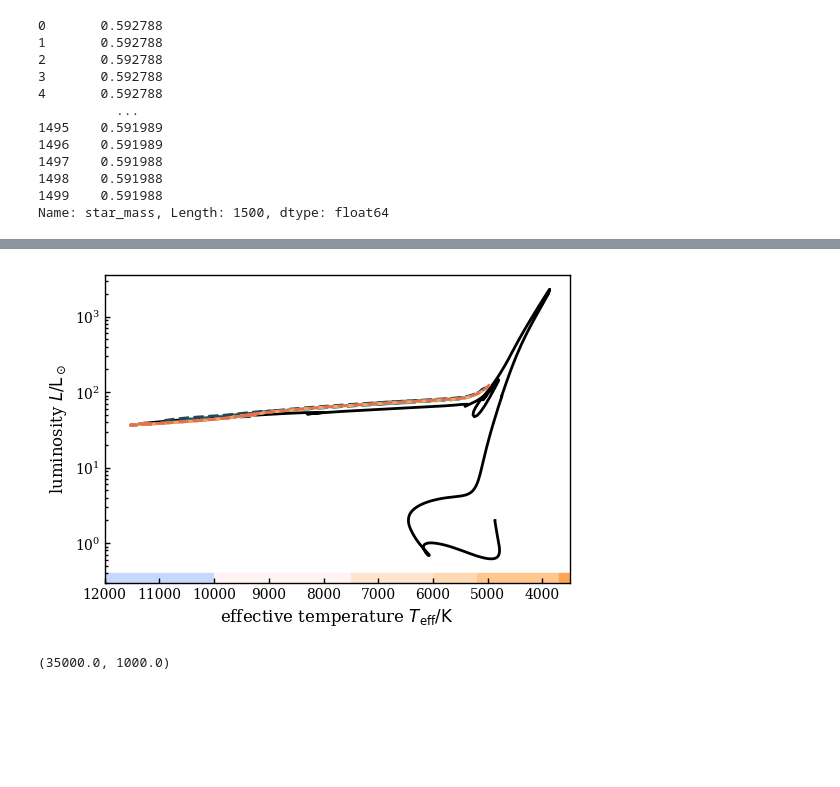
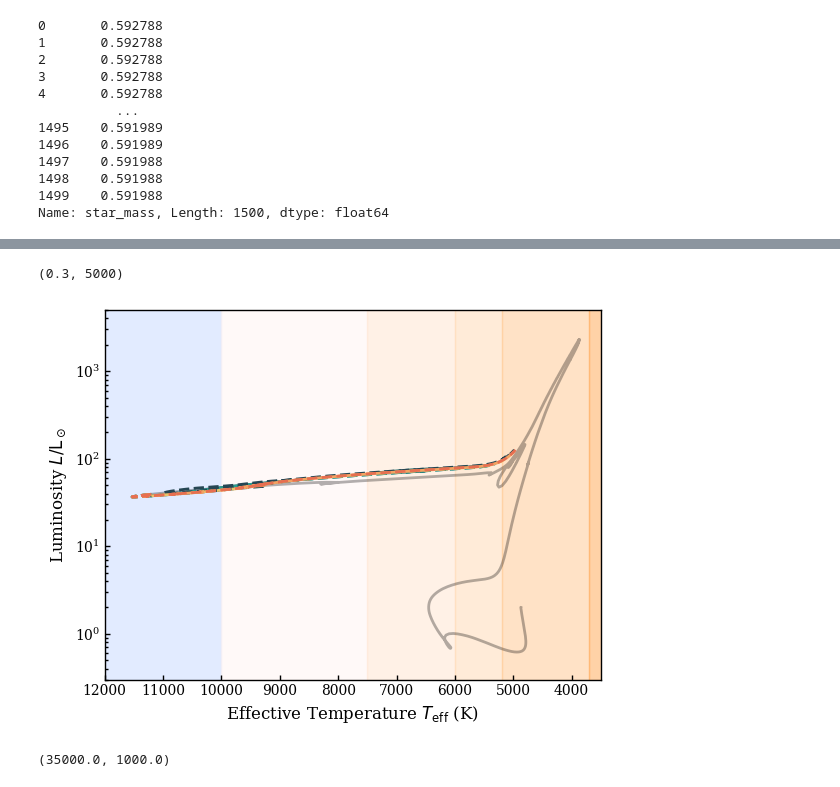
Before and after one commit to mkorolik/RR-Lyrae-g-modes, a Jupyter notebook: new_new_analysis_notebook.ipynb, the cells around one changed output, grey strips where cells are left out. Saved outputs shown, nothing was run; the diff lists cells and outputs as text; code cells hidden in the pictures; blank space fills up the shorter version.

```diff
--- a/new_new_analysis_notebook.ipynb
+++ b/new_new_analysis_notebook.ipynb
@@ -55,11 +58,14 @@ Loading Profiles:
 Loading Frequencies
 Loading gyre files:
 # %%
+# ov_f1 = mm.model(r'C:\Users\mkoro\Research\RR Lyrae\RRLyr (Fall 2024)\rrl_ovf_latest\LOGS_final_step_f0.1_time01_mesh05_nopremix_anyovershoot_semiconvection_smooth',
+#                  gyre_ran=True, gyre_dir='profs_gamma_combined', nonadiabatic_dir='profs_unstable')
+
 ov_f1 = mm.model(r'C:\Users\mkoro\Research\RR Lyrae\RRLyr (Fall 2024)\rrl_ovf_latest\LOGS_final_step_f0.1_time01_mesh05_nopremix_anyovershoot_semiconvection_smooth',
-                 gyre_ran=True, gyre_dir='profs_gamma_combined', nonadiabatic_dir='profs_unstable')
+                 gyre_ran=True, gyre_dir='unstablefundamental', nonadiabatic_dir='unstablefundamental')
 
-with open('ov_f1.pkl', 'wb') as f:
-    pkl.dump(ov_f1, f)
+# with open('ov_f1.pkl', 'wb') as f:
+#     pkl.dump(ov_f1, f)
 # %% [output]
 Creating model from directory C:\Users\mkoro\Research\RR Lyrae\RRLyr (Fall 2024)\rrl_ovf_latest\LOGS_final_step_f0.1_time01_mesh05_nopremix_anyovershoot_semiconvection_smooth
 Loading Profiles:
@@ -323,29 +803,33 @@ plt.gca().set_ylim(0, 0.2)
+# %%
+mpl.rcParams.update({'font.family':'serif'})
 # %%
 # colors = ['tomato', 'goldenrod', 'mediumseagreen', 'dodgerblue', 'mediumpurple', 'orchid']
 
 # fig, axs = plt.subplots(1, 2, figsize=(12, 6))
 
 # plt.figsize((6, 6))
 
-he_flash.plot_HR()
+he_flash.plot_HR(alpha=0.3)
 # m1_heflash.plot_HR(color='blue')
 
 nv_ledoux.plot_HR(color=colors[1], linestyle='--', label='No Overshoot; Ledoux Criterion')
 nv_schwarzschild.plot_HR(color=colors[2], linestyle='--', label='No Overshoot; Schwarzschild Criterion')
 nv_premix.plot_HR(color=colors[0], linestyle='--', label='No Overshoot; Premixing')
 
 ov_f1.plot_HR(color=colors[3], linestyle='--',  label='Step Overshoot; f = 0.1')
 ov_f2.plot_HR(color=colors[4], linestyle='--', label='Step Overshoot; f = 0.2')
 ov_f3.plot_HR(color=colors[5], linestyle='--', label='Step Overshoot; f = 0.3')
 
-mm.plot_colors(np.linspace(0.3, 0.4), xlim=[12000, 5000])
+mm.plot_colors(np.linspace(0.3, 10000), xlim=[12000, 5000], alpha=0.5)
 plt.xlim(12000, 3500)
-plt.ylim(0.3,)
+plt.ylim(0.3,5000)
 # plt.gca().invert_xaxis()
 # plt.legend(loc=(1.05, 0.35))
-plt.savefig('./figures/hr with pre_he burn.pdf', dpi=300)
+# plt.savefig('./figures/hr with pre_he burn v2.pdf', dpi=300)
+# plt.scatter(6790, 39.5)
 # %% [output]
+(0.3, 5000)
-[figure, old version]
+[figure, new version]
 # %%
 mm.plot_colors(np.arange(1, 5))
 plt.xlim(35000, 1000)
```
Also changed, not shown: parts of 112 cells of this notebook, 1 other file.
